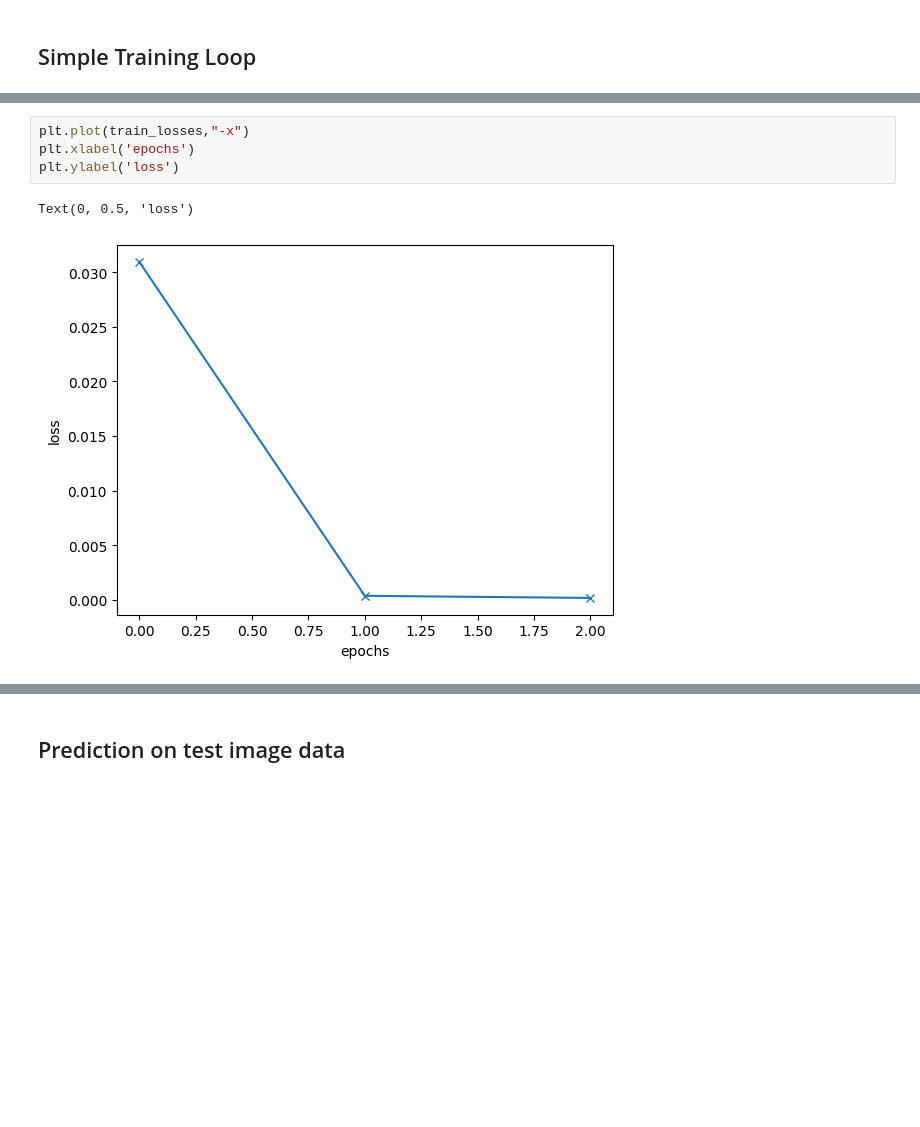
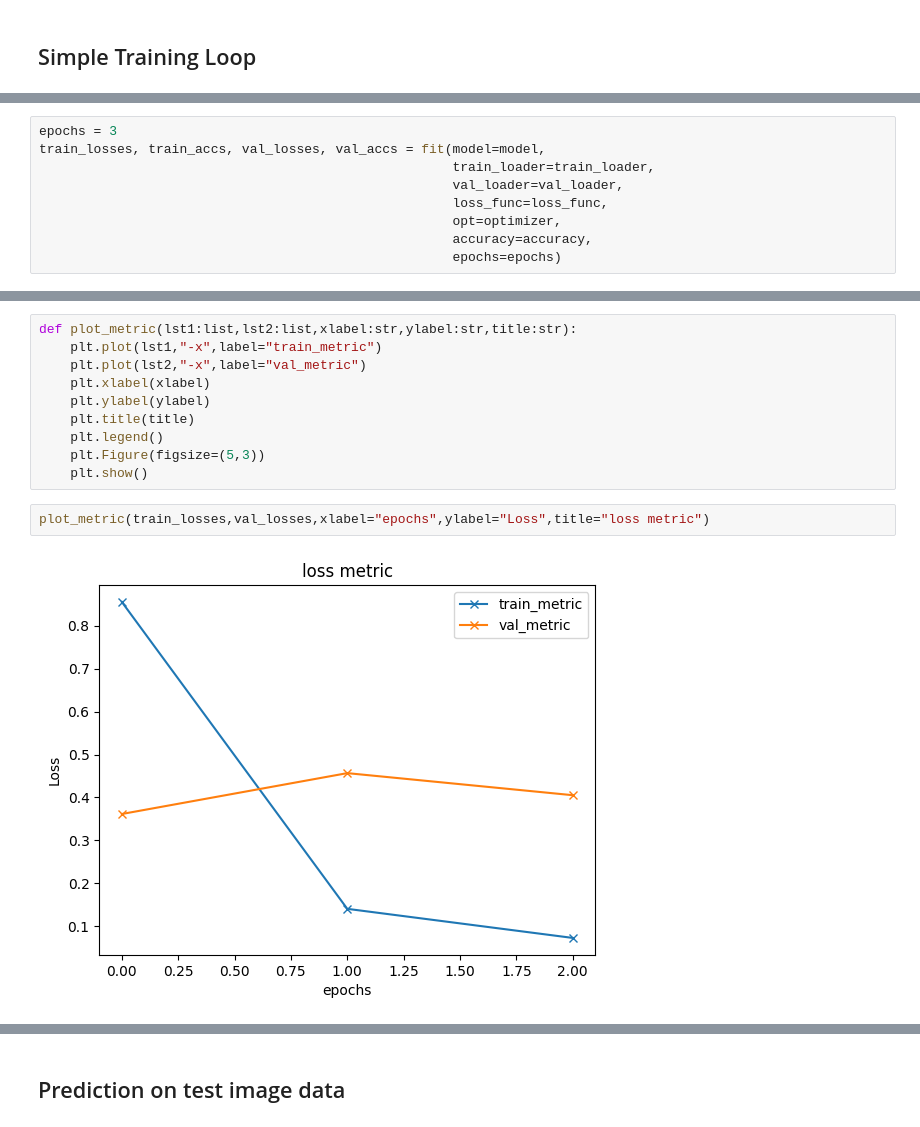
Before and after one commit to affiliatebot/end-to-end-deep_learning-project, a Jupyter notebook: research/vgg16_pytorch_model.ipynb, the cells around one changed output, grey strips where cells are left out. Saved outputs shown, nothing was run; the diff lists cells and outputs as text; blank space fills up the shorter version.

Commit message:
vgg16 model.ipynb update

```diff
--- a/research/vgg16_pytorch_model.ipynb
+++ b/research/vgg16_pytorch_model.ipynb
@@ -241,0 +278,9 @@ Epoch 3 Loss: 0.0002
+# %%
+epochs = 3
+train_losses, train_accs, val_losses, val_accs = fit(model=model,
+                                                     train_loader=train_loader,
+                                                     val_loader=val_loader,
+                                                     loss_func=loss_func,
+                                                     opt=optimizer,
+                                                     accuracy=accuracy,
+                                                     epochs=epochs)
@@ -242,7 +291,14 @@ Epoch 3 Loss: 0.0002
 # %%
-plt.plot(train_losses,"-x")
-plt.xlabel('epochs')
-plt.ylabel('loss')
+def plot_metric(lst1:list,lst2:list,xlabel:str,ylabel:str,title:str):
+    plt.plot(lst1,"-x",label="train_metric")
+    plt.plot(lst2,"-x",label="val_metric")
+    plt.xlabel(xlabel)
+    plt.ylabel(ylabel)
+    plt.title(title)
+    plt.legend()
+    plt.Figure(figsize=(5,3))
+    plt.show()
-# %% [output]
-Text(0, 0.5, 'loss')
-[figure, removed]
+# %%
+plot_metric(train_losses,val_losses,xlabel="epochs",ylabel="Loss",title="loss metric")
+# %% [output]
+[figure, added]
```
Also changed, not shown: parts of 11 cells of this notebook, 2 other files.
